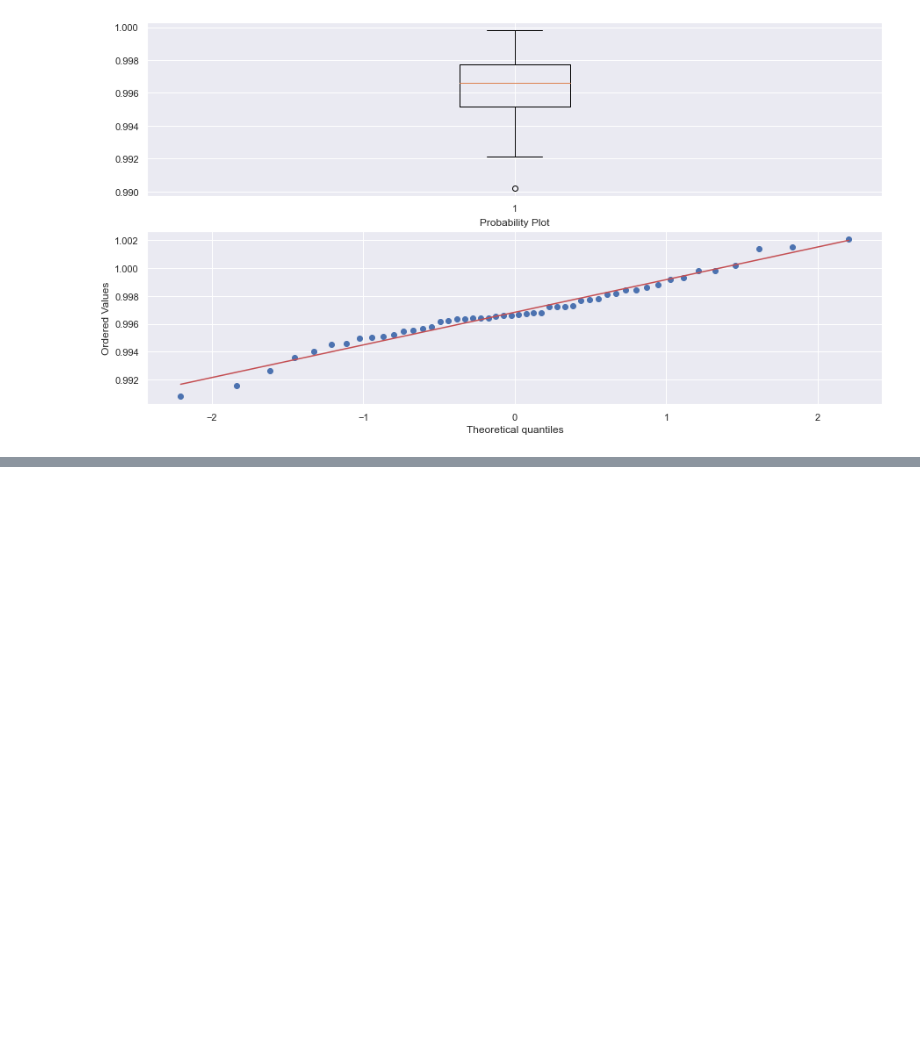
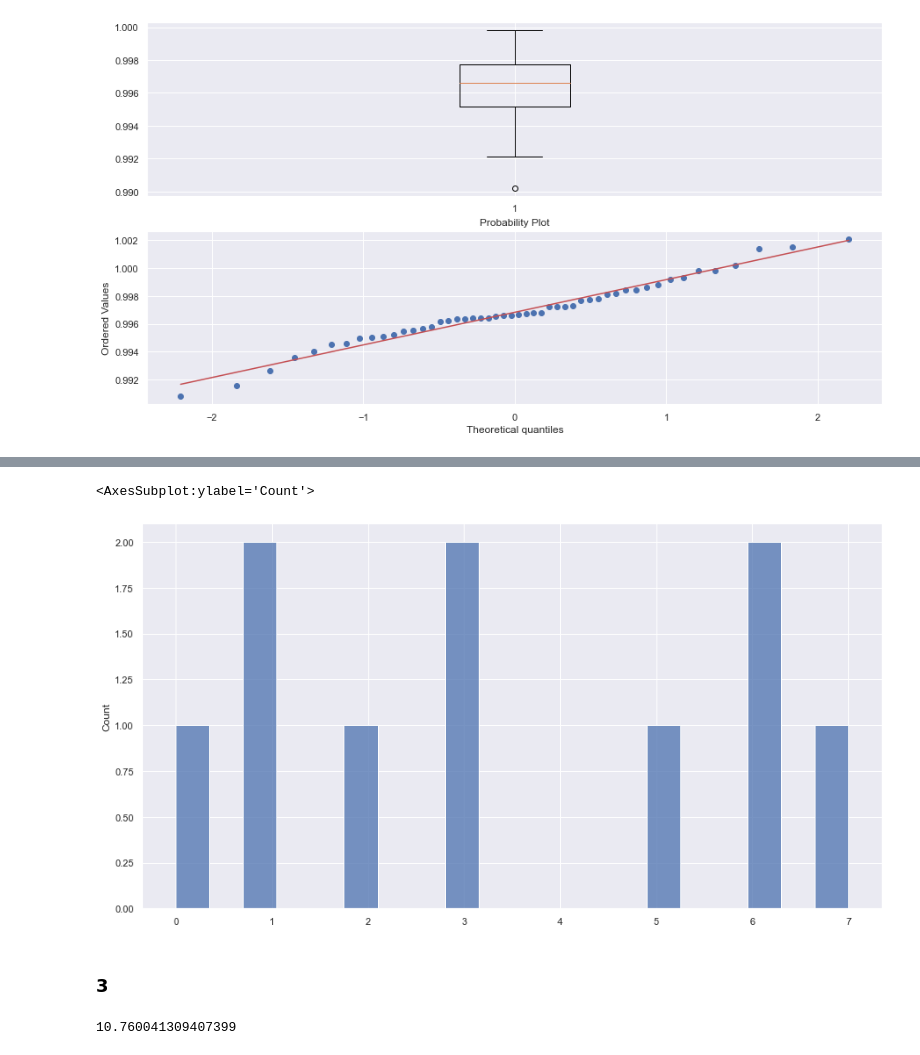
Before and after one commit to johanjun/study_datascienceandpython, a Jupyter notebook: python_stats/4. random generating, test.ipynb, the cells around one changed output, grey strips where cells are left out. Drawn from its saved outputs; the diff is of its cells as text; code cells hidden in the pictures; blank space fills up the shorter version.

```diff
--- a/python_stats/4. random generating, test.ipynb
+++ b/python_stats/4. random generating, test.ipynb
@@ -221,0 +298,12 @@ plt.show()
+# %%
+#(c)
+sns.histplot(X, bins=20)
+# %% [output]
+<AxesSubplot:ylabel='Count'>
+[figure, added]
+# %% [markdown]
+### 3
+# %%
+stats.norm.ppf(loc=mu, scale=sigma, q=0.6)
+# %% [output]
+10.760041309407399
```
Also changed, not shown: parts of 23 cells of this notebook.
